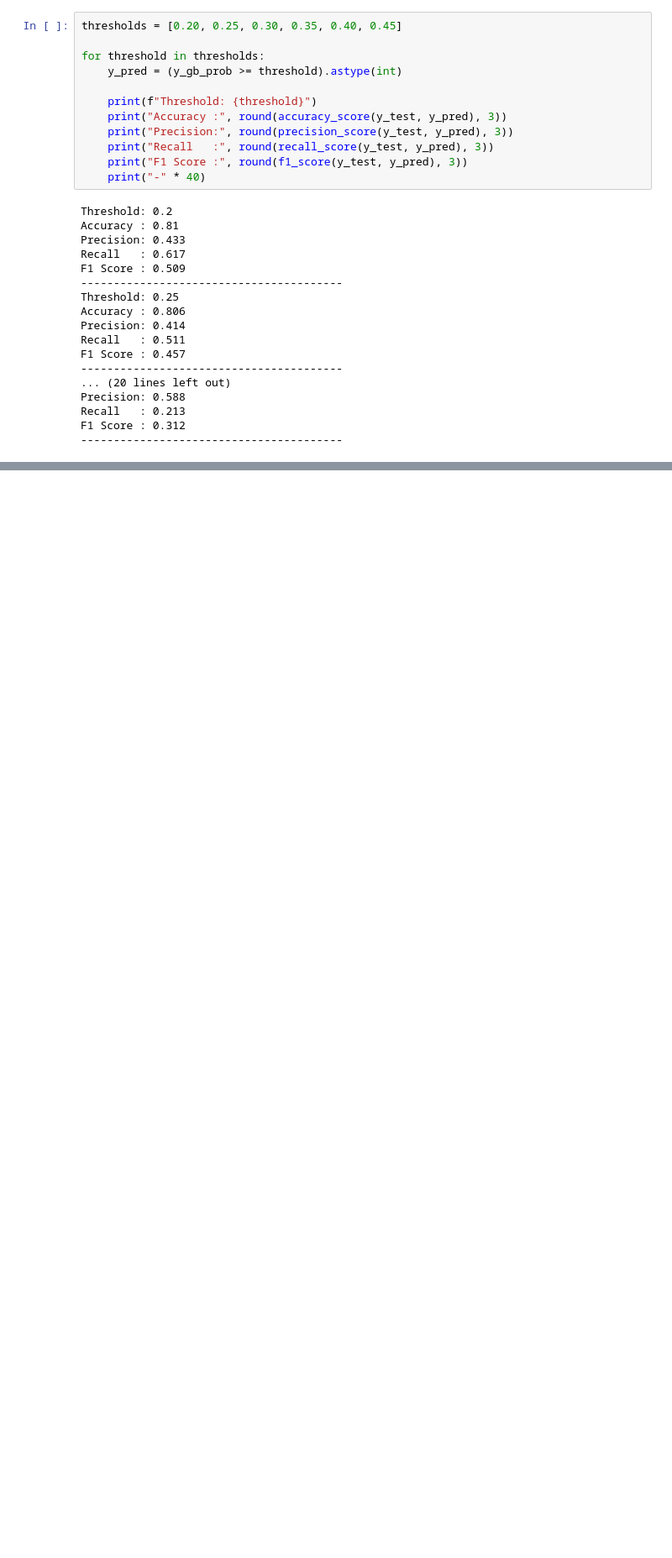
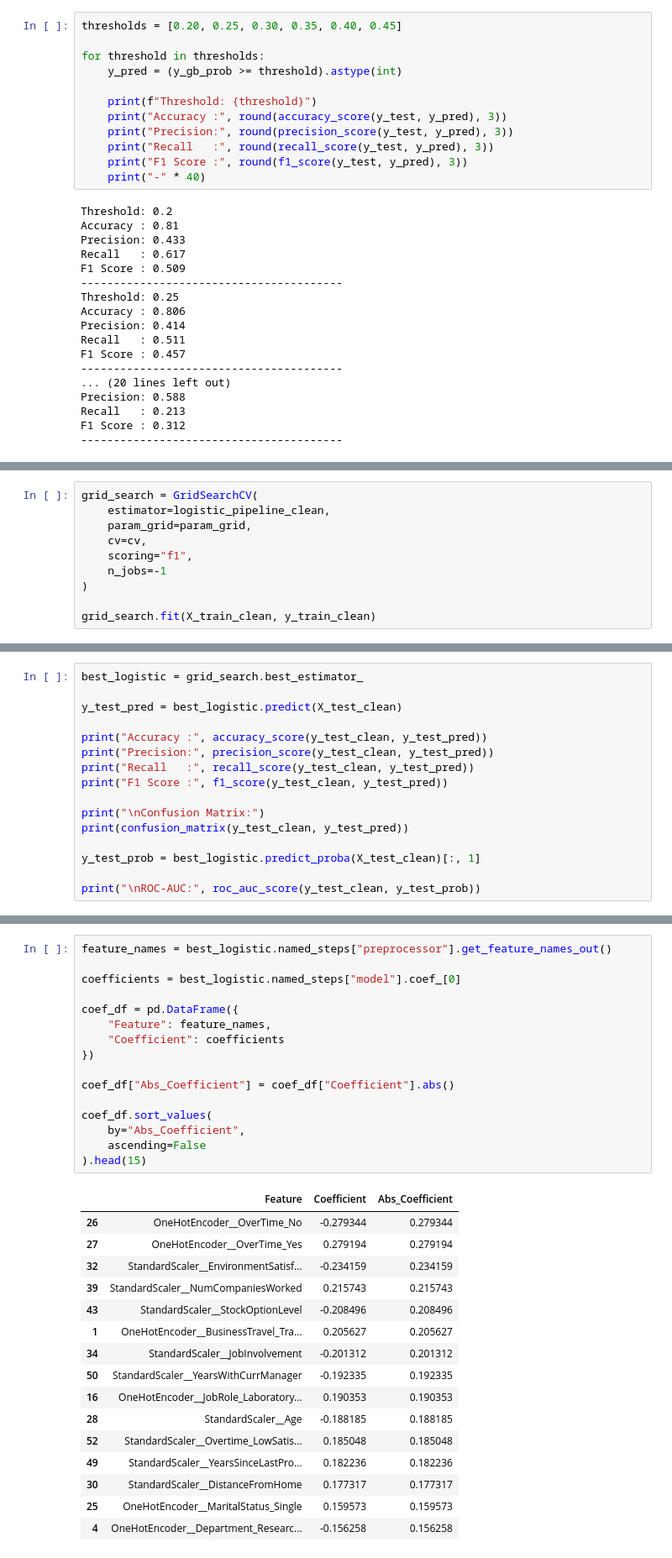
Before and after one commit to Rutuja145/RetainIQ, a Jupyter notebook: notebook/Model Training.ipynb, the cells around one changed output, grey strips where cells are left out. Shown at 84% size. Saved outputs shown, nothing was run; the diff lists cells and outputs as text; blank space fills up the shorter version.

```diff
--- a/notebook/Model Training.ipynb
+++ b/notebook/Model Training.ipynb
@@ -919,0 +1122,10 @@ F1 Score : 0.312
+# %%
+grid_search = GridSearchCV(
+    estimator=logistic_pipeline_clean,
+    param_grid=param_grid,
+    cv=cv,
+    scoring="f1",
+    n_jobs=-1
+)
+
+grid_search.fit(X_train_clean, y_train_clean)
@@ -919,0 +1207,16 @@ F1 Score : 0.312
+# %%
+best_logistic = grid_search.best_estimator_
+
+y_test_pred = best_logistic.predict(X_test_clean)
+
+print("Accuracy :", accuracy_score(y_test_clean, y_test_pred))
+print("Precision:", precision_score(y_test_clean, y_test_pred))
+print("Recall   :", recall_score(y_test_clean, y_test_pred))
+print("F1 Score :", f1_score(y_test_clean, y_test_pred))
+
+print("\nConfusion Matrix:")
+print(confusion_matrix(y_test_clean, y_test_pred))
+
+y_test_prob = best_logistic.predict_proba(X_test_clean)[:, 1]
+
+print("\nROC-AUC:", roc_auc_score(y_test_clean, y_test_prob))
@@ -919,0 +1292,33 @@ F1 Score : 0.312
+# %%
+feature_names = best_logistic.named_steps["preprocessor"].get_feature_names_out()
+
+coefficients = best_logistic.named_steps["model"].coef_[0]
+
+coef_df = pd.DataFrame({
+    "Feature": feature_names,
+    "Coefficient": coefficients
+})
+
+coef_df["Abs_Coefficient"] = coef_df["Coefficient"].abs()
+
+coef_df.sort_values(
+    by="Abs_Coefficient",
+    ascending=False
+).head(15)
+# %% [output]
+|  | Feature | Coefficient | Abs_Coefficient |
+| 26 | OneHotEncoder__OverTime_No | -0.279344 | 0.279344 |
+| 27 | OneHotEncoder__OverTime_Yes | 0.279194 | 0.279194 |
+| 32 | StandardScaler__EnvironmentSatisf... | -0.234159 | 0.234159 |
+| 39 | StandardScaler__NumCompaniesWorked | 0.215743 | 0.215743 |
+| 43 | StandardScaler__StockOptionLevel | -0.208496 | 0.208496 |
+| 1 | OneHotEncoder__BusinessTravel_Tra... | 0.205627 | 0.205627 |
+| 34 | StandardScaler__JobInvolvement | -0.201312 | 0.201312 |
+| 50 | StandardScaler__YearsWithCurrManager | -0.192335 | 0.192335 |
+| 16 | OneHotEncoder__JobRole_Laboratory... | 0.190353 | 0.190353 |
+| 28 | StandardScaler__Age | -0.188185 | 0.188185 |
+| 52 | StandardScaler__Overtime_LowSatis... | 0.185048 | 0.185048 |
+| 49 | StandardScaler__YearsSinceLastPro... | 0.182236 | 0.182236 |
+| 30 | StandardScaler__DistanceFromHome | 0.177317 | 0.177317 |
+| 25 | OneHotEncoder__MaritalStatus_Single | 0.159573 | 0.159573 |
+| 4 | OneHotEncoder__Department_Researc... | -0.156258 | 0.156258 |
```
Also changed, not shown: parts of 35 cells of this notebook, 4 other files.
